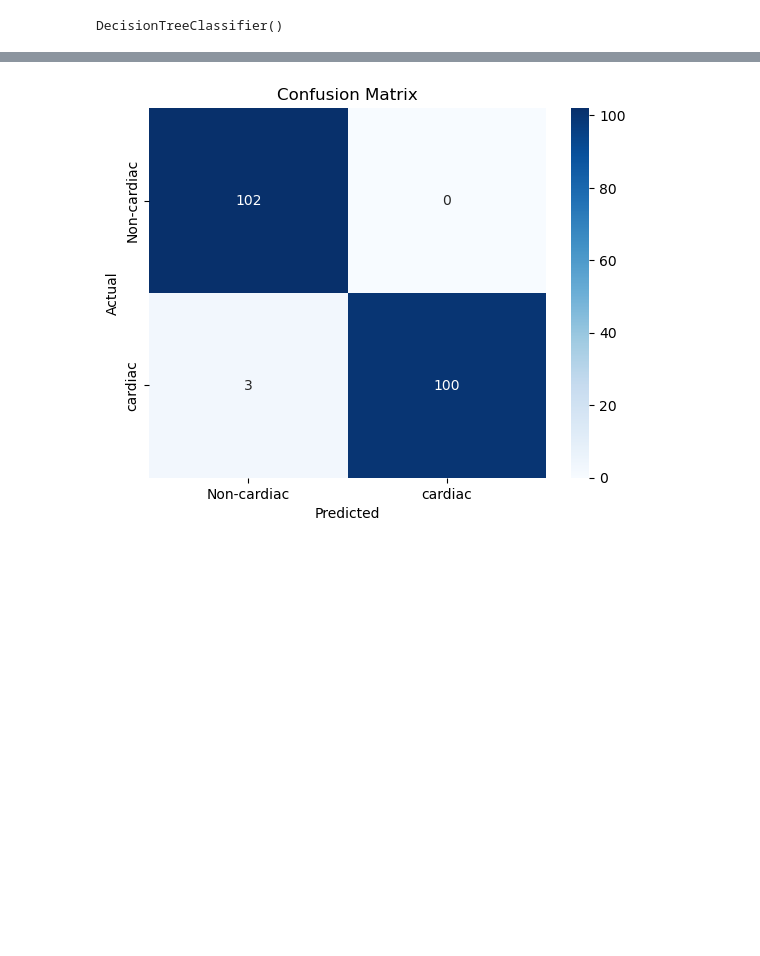
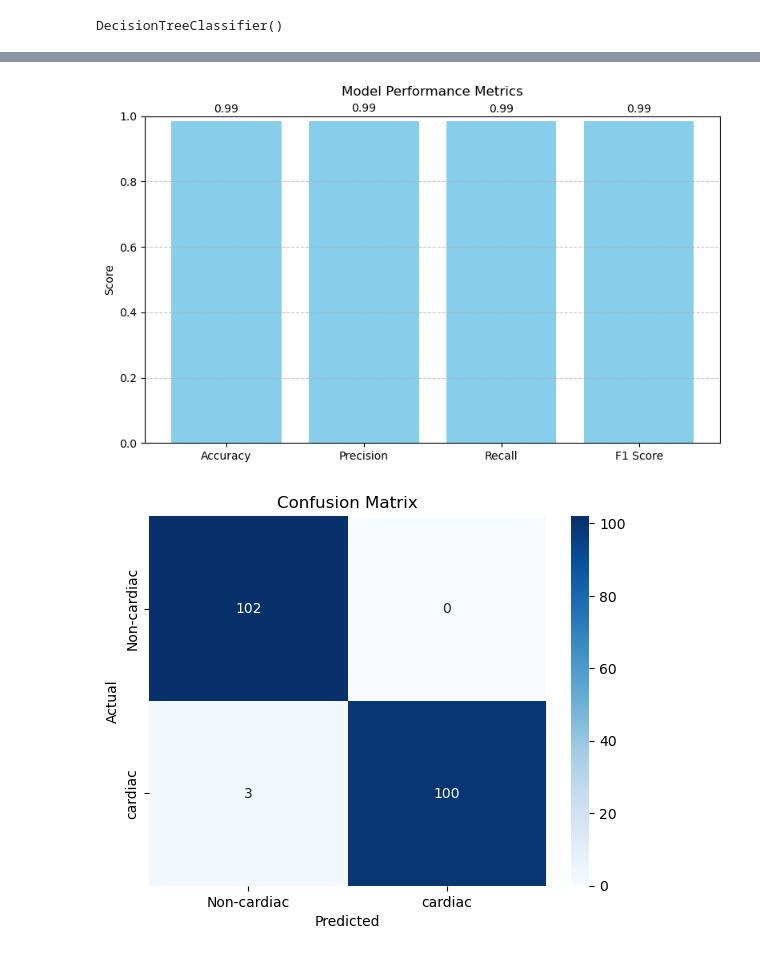
Before and after one commit to yesheytenzin/heath_data_analytics, a Jupyter notebook: heart_disease.ipynb, the cells around one changed output, grey strips where cells are left out. Drawn from its saved outputs; the diff is of its cells as text; code cells hidden in the pictures; blank space fills up the shorter version.

```diff
--- a/heart_disease.ipynb
+++ b/heart_disease.ipynb
@@ -187,12 +187,25 @@ model.fit(X_train,y_train)
 # %% [output]
 DecisionTreeClassifier()
 # %%
-# accuracy score on test data
+from sklearn.metrics import accuracy_score, precision_score, recall_score, f1_score, classification_report
+
+# Predictions
 X_test_prediction = model.predict(X_test)
-test_data_accuracy = accuracy_score(y_test, X_test_prediction)
 
-# Convert accuracy score to percentage format
-formatted_accuracy = "{:.2%}".format(test_data_accuracy)
+# Accuracy
+accuracy = accuracy_score(y_test, X_test_prediction)
+print(f'Accuracy: {accuracy}')
 
-print(f'Accuracy score of the testing data: {formatted_accuracy}')
+# Precision, Recall, F1 Score
+precision = precision_score(y_test, X_test_prediction, average='weighted')
+recall = recall_score(y_test, X_test_prediction, average='weighted')
+f1 = f1_score(y_test, X_test_prediction, average='weighted')
+
+print(f'Precision: {precision:.2%}')
+print(f'Recall: {recall:.2%}')
+print(f'F1 Score: {f1:.2%}')
+
+# Alternatively, full classification report
+print("\nClassification Report:")
+print(classification_report(y_test, X_test_prediction))
 # %% [output]
@@ -200,3 +226,24 @@ Accuracy score of the testing data: 98.54%
+# %%
+# Plot bar chart
+metrics = ['Accuracy', 'Precision', 'Recall', 'F1 Score']
+scores = [accuracy, precision, recall, f1]  # keep all as float
+
+plt.figure(figsize=(8, 5))
+bars = plt.bar(metrics, scores, color='skyblue')
+plt.ylim(0, 1)
+plt.ylabel('Score')
+plt.title('Model Performance Metrics\n')
+
+# Annotate bars with numeric values
+for bar, score in zip(bars, scores):
+    yval = bar.get_height()
+    plt.text(bar.get_x() + bar.get_width()/2, yval + 0.02, f"{score:.2f}", ha='center', va='bottom')
+
+plt.tight_layout()
+plt.grid(axis='y', linestyle='--', alpha=0.7)
+plt.show()
+# %% [output]
+[figure, added]
 # %%
 # Confusion matrix
 cm = metrics.confusion_matrix(y_test, X_test_prediction)
```
Also changed, not shown: parts of 1 cell of this notebook, 2 other files.
